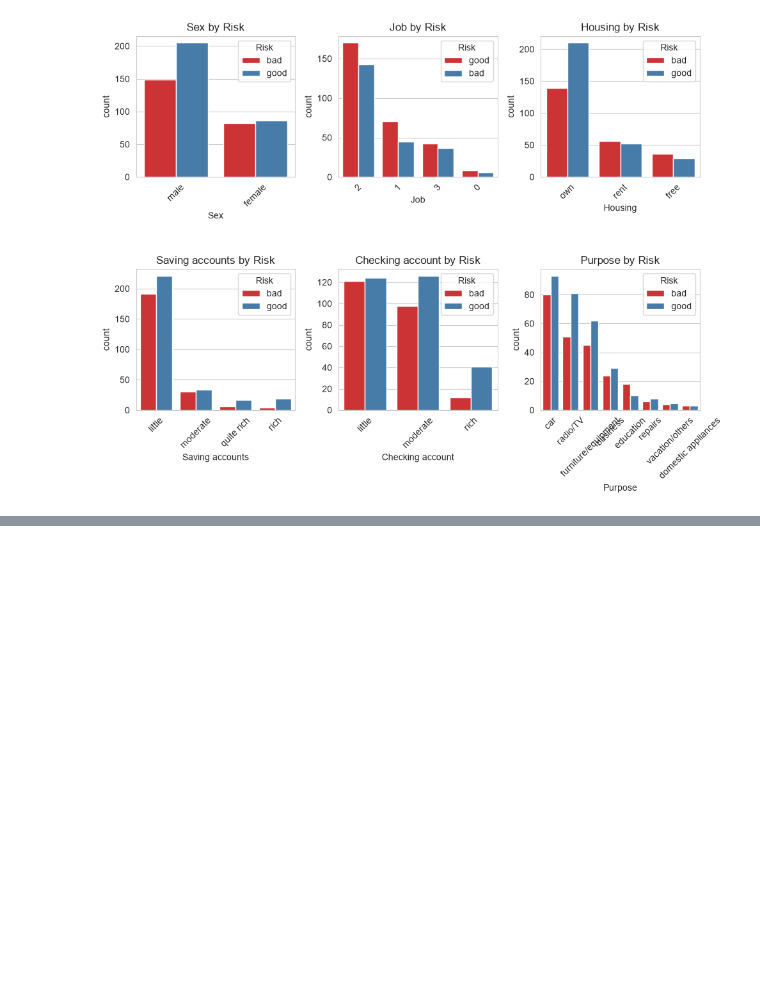
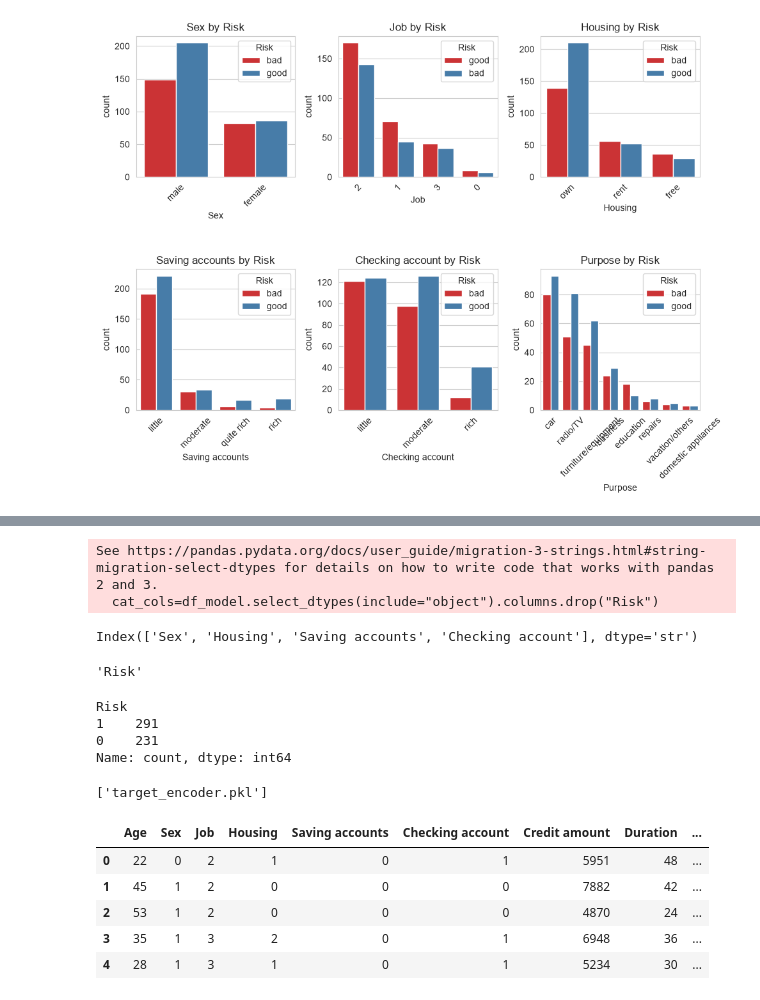
Before and after one commit to Sudheesh901/credit-risk-model, a Jupyter notebook: Notebooks/EDA_model.ipynb, the cells around one changed output, grey strips where cells are left out. Saved outputs shown, nothing was run; the diff lists cells and outputs as text; code cells hidden in the pictures; blank space fills up the shorter version.

```diff
--- a/Notebooks/EDA_model.ipynb
+++ b/Notebooks/EDA_model.ipynb
@@ -336,0 +364,45 @@ plt.show()
+# %%
+cat_cols=df_model.select_dtypes(include="object").columns.drop("Risk")
+# %% [output]
+See https://pandas.pydata.org/docs/user_guide/migration-3-strings.html#string-migration-select-dtypes for details on how to write code that works with pandas 2 and 3.
+  cat_cols=df_model.select_dtypes(include="object").columns.drop("Risk")
+# %%
+cat_cols
+# %% [output]
+Index(['Sex', 'Housing', 'Saving accounts', 'Checking account'], dtype='str')
+# %%
+label_encoder={}
+# %%
+for col in cat_cols:
+    le=LabelEncoder()
+    df_model[col]=le.fit_transform(df_model[col])
+    label_encoder[col]=le
+    joblib.dump(le,f"{col}_encoder.pkl")
+# %%
+le_target=LabelEncoder()
+# %%
+target
+# %% [output]
+'Risk'
+# %%
+df_model[target]=le_target.fit_transform(df_model[target])
+# %%
+df_model[target].value_counts()
+# %% [output]
+Risk
+1    291
+0    231
+Name: count, dtype: int64
+# %%
+joblib.dump(le_target,"target_encoder.pkl")
+# %% [output]
+['target_encoder.pkl']
+# %%
+df_model.head()
+# %% [output]
+|  | Age | Sex | Job | Housing | Saving accounts | Checking account | Credit amount | Duration | ... |
+| 0 | 22 | 0 | 2 | 1 | 0 | 1 | 5951 | 48 | ... |
+| 1 | 45 | 1 | 2 | 0 | 0 | 0 | 7882 | 42 | ... |
+| 2 | 53 | 1 | 2 | 0 | 0 | 0 | 4870 | 24 | ... |
+| 3 | 35 | 1 | 3 | 2 | 0 | 1 | 6948 | 36 | ... |
+| 4 | 28 | 1 | 3 | 1 | 0 | 1 | 5234 | 30 | ... |
```
Also changed, not shown: parts of 7 cells of this notebook, 2 other files.
